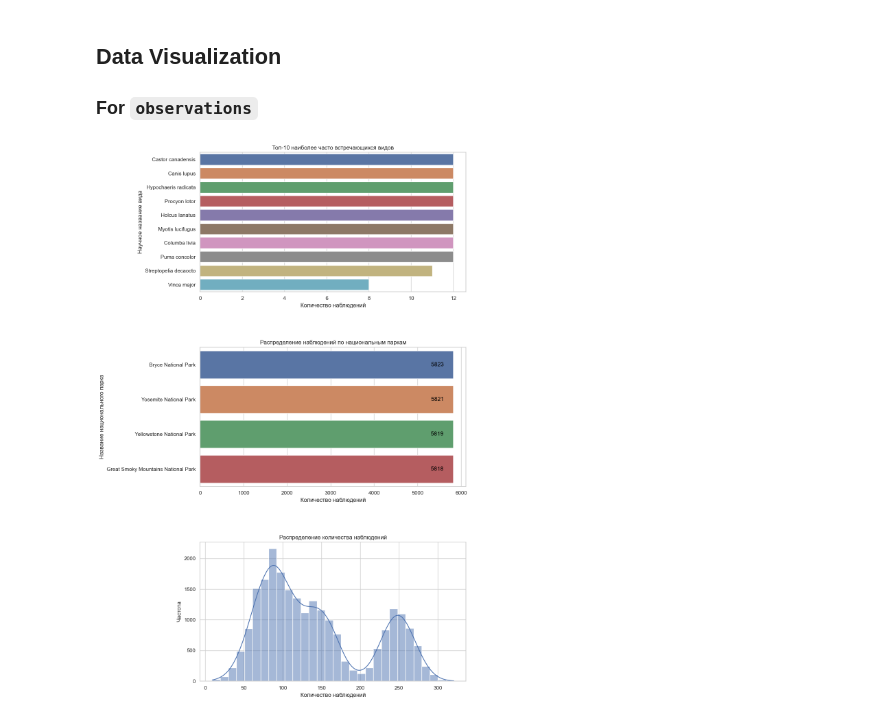
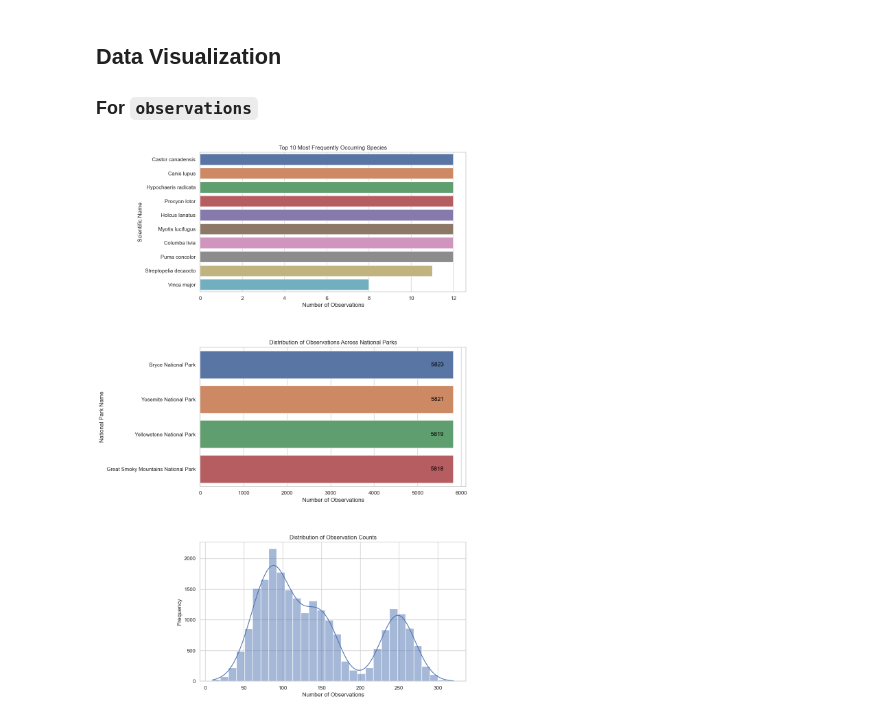
Before and after one commit to S0la1re/Biodiversity-in-National-Parks, a Jupyter notebook: biodiversity.ipynb, the cells around one changed output. Saved outputs shown, nothing was run; the diff lists cells and outputs as text; code cells hidden in the pictures.

```diff
--- a/biodiversity.ipynb
+++ b/biodiversity.ipynb
@@ -172,38 +172,39 @@ species_info.describe()
 
 ### For `observations`
 # %%
-# Создание фигуры с тремя подграфиками с увеличенным вертикальным пространством между ними
+# Creating a figure with three subplots and increased vertical space between them
 fig, axes = plt.subplots(3, 1, figsize=(10, 20))
 
-# График 1: Топ-10 наиболее часто встречающихся видов
+# Plot 1: Top 10 Most Frequently Occurring Species
 top_species = observations['scientific_name'].value_counts().head(10)
 
 sns.barplot(ax=axes[0], x=top_species.values, y=top_species.index)
-axes[0].set_title('Топ-10 наиболее часто встречающихся видов')
-axes[0].set_xlabel('Количество наблюдений')
-axes[0].set_ylabel('Научное название вида')
+axes[0].set_title('Top 10 Most Frequently Occurring Species')
+axes[0].set_xlabel('Number of Observations')
+axes[0].set_ylabel('Scientific Name')
 
 
-# График 2: Распределение наблюдений по национальным паркам
+# Plot 2: Distribution of Observations Across National Parks
 park_counts = observations['park_name'].value_counts()
 barplot = sns.barplot(ax=axes[1], x=park_counts.values, y=park_counts.index)
 
 for index, value in enumerate(park_counts.values):
     barplot.text(value - 550, index, f' {value}', va='center', color='black')
-axes[1].set_title('Распределение наблюдений по национальным паркам')
-axes[1].set_xlabel('Количество наблюдений')
-axes[1].set_ylabel('Название национального парка')
+axes[1].set_title('Distribution of Observations Across National Parks')
+axes[1].set_xlabel('Number of Observations')
+axes[1].set_ylabel('National Park Name')
 
 
-# График 3: Распределение количества наблюдений
+# Plot 3: Distribution of Observation Counts
 sns.histplot(ax=axes[2], data=observations['observations'], bins=30, kde=True)
-axes[2].set_title('Распределение количества наблюдений')
-axes[2].set_xlabel('Количество наблюдений')
-axes[2].set_ylabel('Частота')
+axes[2].set_title('Distribution of Observation Counts')
+axes[2].set_xlabel('Number of Observations')
+axes[2].set_ylabel('Frequency')
 
-# Увеличение пространства между под графиками
+
+# Increasing the space between subplots
 plt.subplots_adjust(hspace=0.4)
 
 plt.show()
 # %% [output]
-[figure, old version]
+[figure, new version]
```
